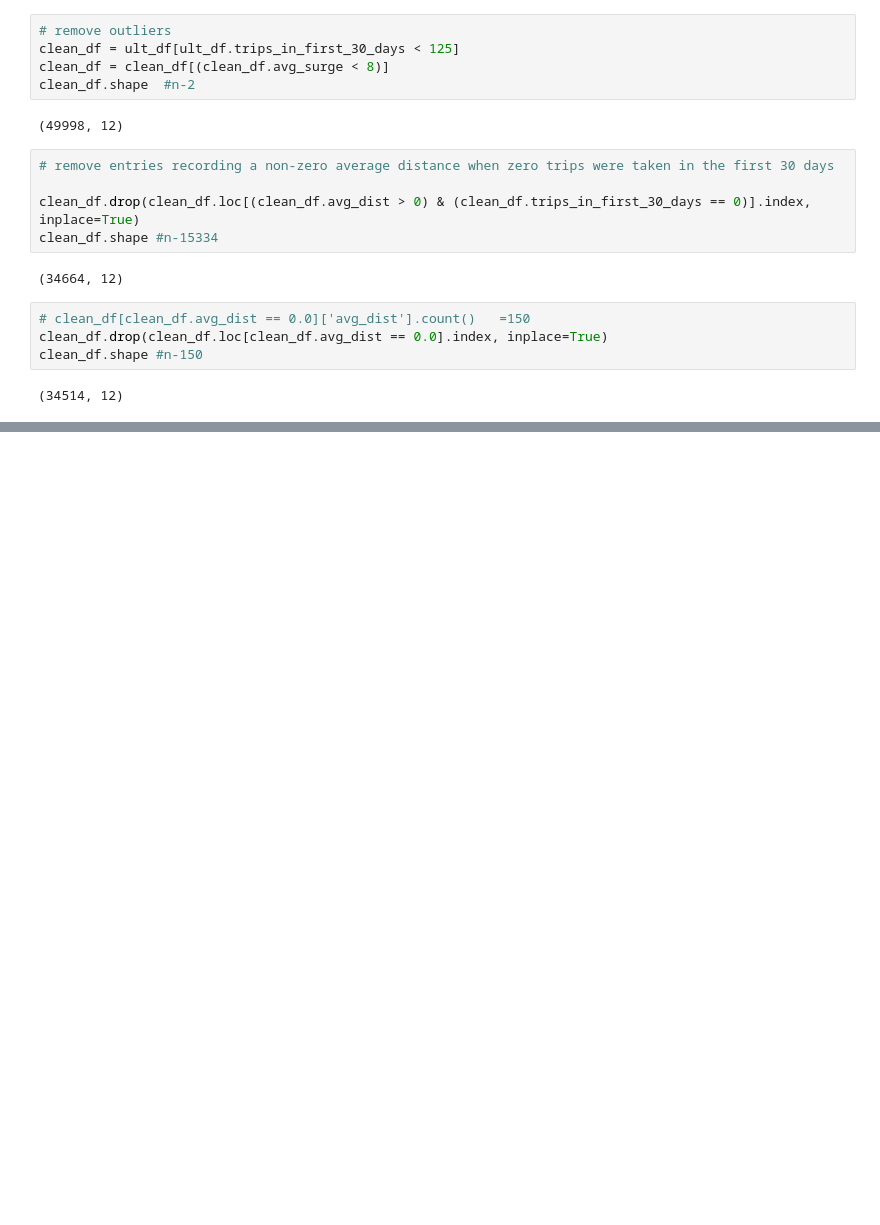
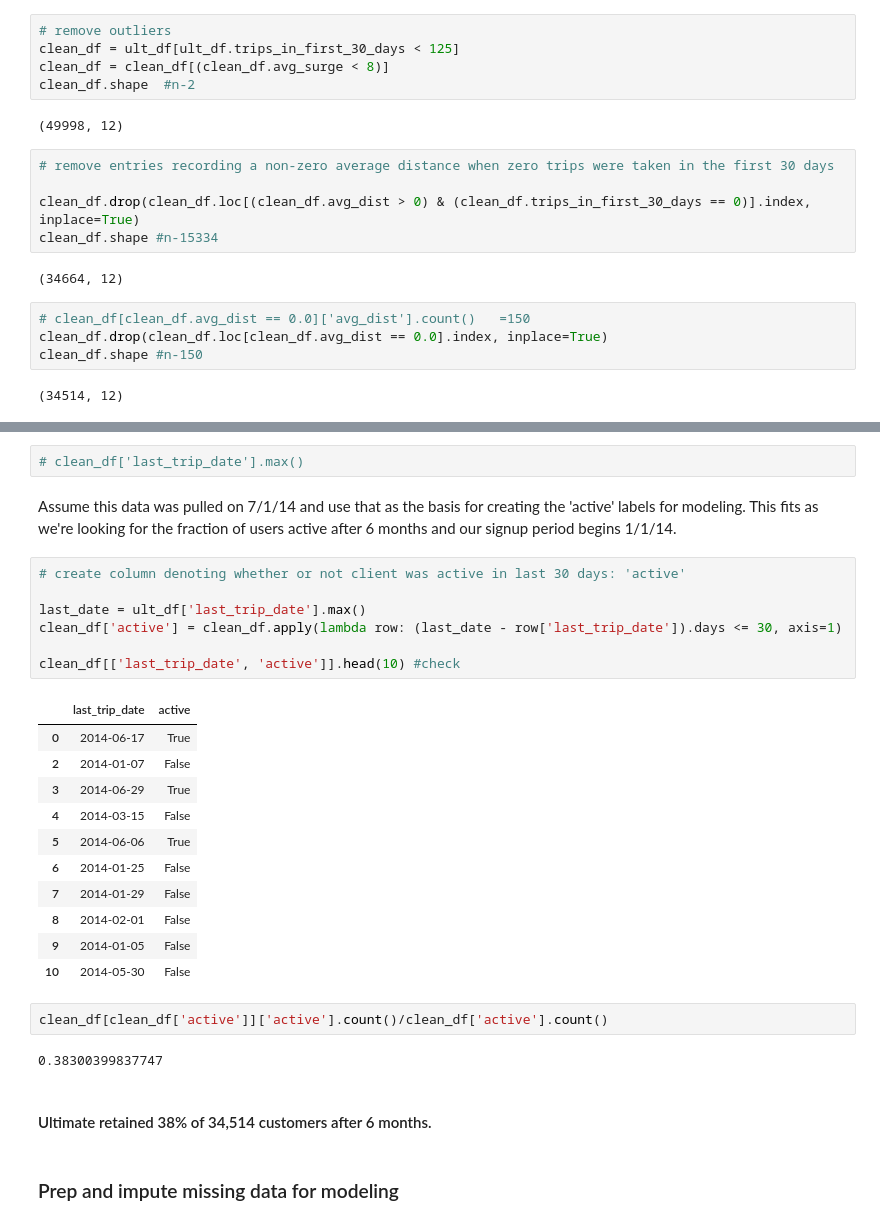
Before and after one commit to jslaga/SpringboardDSC, a Jupyter notebook: Take-Home_Challenges/Ultimate_Data_Challenge.ipynb, the cells around one changed output, grey strips where cells are left out. Saved outputs shown, nothing was run; the diff lists cells and outputs as text; blank space fills up the shorter version.

```diff
--- a/Take-Home_Challenges/Ultimate_Data_Challenge.ipynb
+++ b/Take-Home_Challenges/Ultimate_Data_Challenge.ipynb
@@ -474,0 +554,31 @@ clean_df.shape #n-150
+# %%
+# clean_df['last_trip_date'].max()
+# %% [markdown]
+Assume this data was pulled on 7/1/14 and use that as the basis for creating the 'active' labels for modeling. This fits as we're looking for the fraction of users active after 6 months and our signup period begins 1/1/14.
+# %%
+# create column denoting whether or not client was active in last 30 days: 'active'
+
+last_date = ult_df['last_trip_date'].max()
+clean_df['active'] = clean_df.apply(lambda row: (last_date - row['last_trip_date']).days <= 30, axis=1)
+
+clean_df[['last_trip_date', 'active']].head(10) #check
+# %% [output]
+|  | last_trip_date | active |
+| 0 | 2014-06-17 | True |
+| 2 | 2014-01-07 | False |
+| 3 | 2014-06-29 | True |
+| 4 | 2014-03-15 | False |
+| 5 | 2014-06-06 | True |
+| 6 | 2014-01-25 | False |
+| 7 | 2014-01-29 | False |
+| 8 | 2014-02-01 | False |
+| 9 | 2014-01-05 | False |
+| 10 | 2014-05-30 | False |
+# %%
+clean_df[clean_df['active']]['active'].count()/clean_df['active'].count()
+# %% [output]
+0.38300399837747
+# %% [markdown]
+#### Ultimate retained 38% of 34,514 customers after 6 months.
+# %% [markdown]
+### Prep and impute missing data for modeling
```
Also changed, not shown: parts of 19 cells of this notebook.
